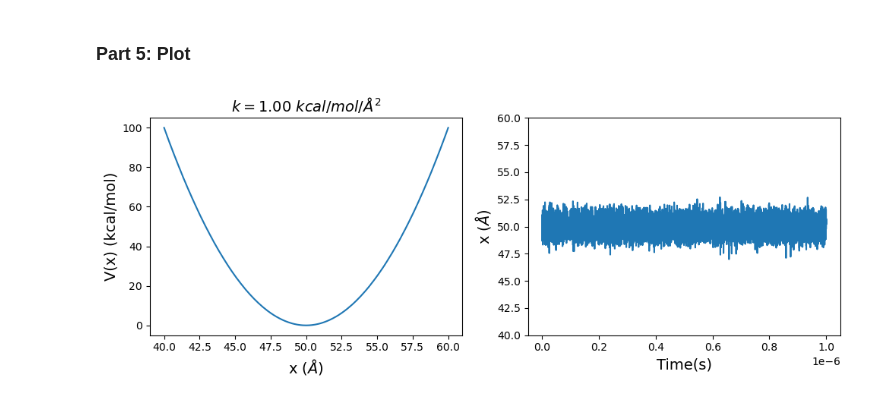
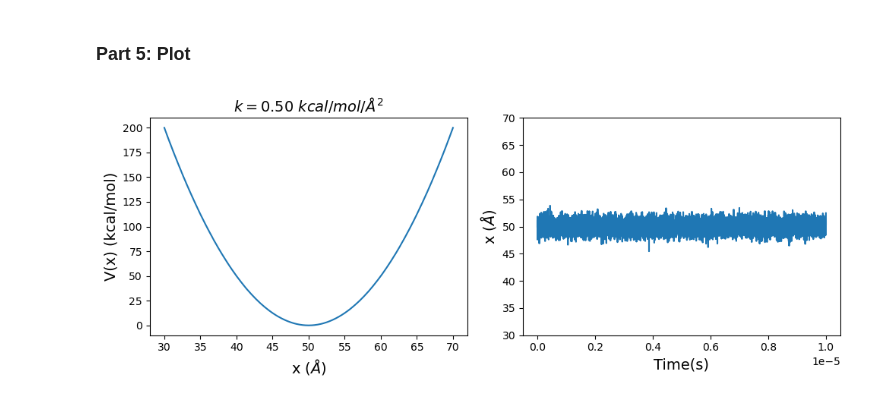
Before and after one commit to yizaochen/Alphabeta, a Jupyter notebook: notebooks/simulation.ipynb, the cells around one changed output. Saved outputs shown, nothing was run; the diff lists cells and outputs as text; code cells hidden in the pictures.

```diff
--- a/notebooks/simulation.ipynb
+++ b/notebooks/simulation.ipynb
@@ -7,7 +7,7 @@ Nh = 64    # The number of Spectral element
 Np = 4     # The order of polynomial which used to interpolate and integration
 
 # Define Physical Domain
-xratio = 10 # unit: angstrom
+xratio = 20 # unit: angstrom
 xavg = 50   # unit: angstrom
 
 x, w, Ldx, L = getLagrange(Np, xratio/Nh)
@@ -18,7 +18,7 @@ N, xref, w0, Ldx, w = get_fem_xref_weights_basis(Nh, Np, xratio, xavg);
 # %% [markdown]
 ### Part 2: Set $V(x)$ and $p_{eq}(x)$ for simulation
 # %%
-k_ref = 1 # unit: kcal/mol/angstrom^2
+k_ref = 0.5 # unit: kcal/mol/angstrom^2
 Vref = harmonic_well_k_mean(xref, k_ref, xavg)
 rho_eq = get_rhoeq(Vref, w0);
 # %% [markdown]
@@ -65,7 +65,7 @@ f_out = "../trajectory/k_1_tc_100ps_tsim_1us_dt_100ps.jld"
 save(f_out, "y_record", y_record, "t_record", t_record, "xref", xref, "rho_eq", rho_eq, "D", D, "k_ref", k_ref)
 # %%
 # Read simulated trajectory from jld file
-f_in = "../trajectory/k_1_tc_100ps_tsim_1us_dt_100ps.jld"
+f_in = "../trajectory/k_1_tsim_10us_deltat_1ns.jld"
 y_record = load(f_in, "y_record")
 t_record = load(f_in, "t_record")
 xref = load(f_in, "xref")
@@ -77,22 +77,22 @@ D = load(f_in, "D");
 # %%
 lbfz = 14
 fig, axes = plt.subplots(ncols=2, nrows=1, figsize=(10,4))
 
 ax = axes[1]
 ax.plot(xref, Vref)
 ax.set_xlabel("x (\$ \\AA \$)", fontsize=lbfz)
 ax.set_ylabel("V(x) (kcal/mol)", fontsize=lbfz)
 title = @sprintf "\$ k=%.2f ~kcal/mol/\\AA^2 \$" k_ref
 ax.set_title(title, fontsize=lbfz)
 
 ax = axes[2]
 ax.plot(t_record, y_record)
 ax.set_ylabel("x (\$ \\AA \$)", fontsize=lbfz)
 ax.set_xlabel("Time(s)", fontsize=lbfz)
-ax.set_ylim(40,60)
+ax.set_ylim(30,70)
 
 plt.tight_layout()
-#plt.savefig("V_simu.png", dpi=150)
+plt.savefig("V_simu.png", dpi=150)
 plt.show()
 # %% [output]
-[figure, old version]
+[figure, new version]
```
Also changed, not shown: parts of 2 cells of this notebook, 7 other files.
